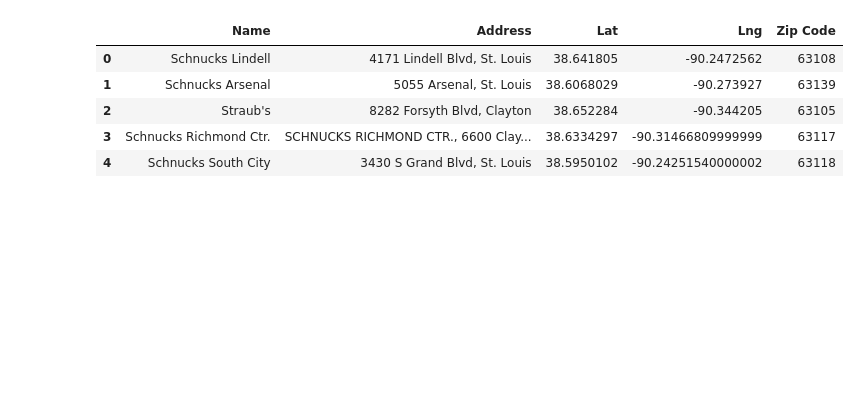
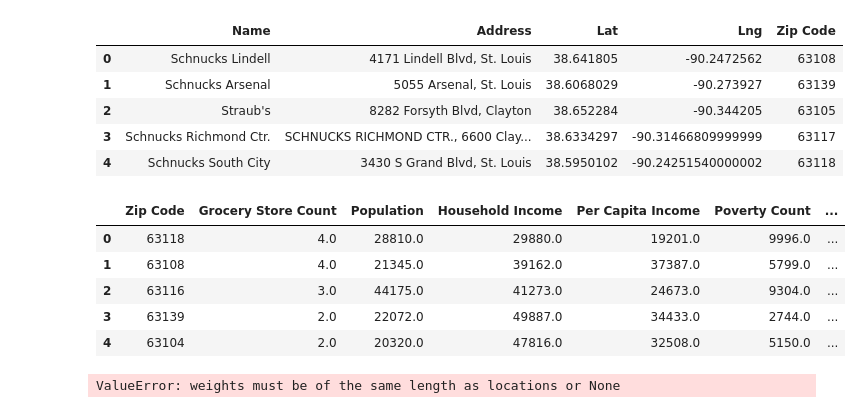
Before and after one commit to brendan2131/Project1, a Jupyter notebook: heatmap.ipynb, the cells around one changed output. Saved outputs shown, nothing was run; the diff lists cells and outputs as text; code cells hidden in the pictures; blank space fills up the shorter version.

```diff
--- a/heatmap.ipynb
+++ b/heatmap.ipynb
@@ -28,6 +28,18 @@ grocery_df.head()
 | 2 | Straub's | 8282 Forsyth Blvd, Clayton | 38.652284 | -90.344205 | 63105 |
 | 3 | Schnucks Richmond Ctr. | SCHNUCKS RICHMOND CTR., 6600 Clay... | 38.6334297 | -90.31466809999999 | 63117 |
 | 4 | Schnucks South City | 3430 S Grand Blvd, St. Louis | 38.5950102 | -90.24251540000002 | 63118 |
+# %%
+data_df = pd.read_csv(
+    "data.csv", dtype="object", encoding="utf-8")
+
+data_df.head()
+# %% [output]
+|  | Zip Code | Grocery Store Count | Population | Household Income | Per Capita Income | Poverty Count | ... |
+| 0 | 63118 | 4.0 | 28810.0 | 29880.0 | 19201.0 | 9996.0 | ... |
+| 1 | 63108 | 4.0 | 21345.0 | 39162.0 | 37387.0 | 5799.0 | ... |
+| 2 | 63116 | 3.0 | 44175.0 | 41273.0 | 24673.0 | 9304.0 | ... |
+| 3 | 63139 | 2.0 | 22072.0 | 49887.0 | 34433.0 | 2744.0 | ... |
+| 4 | 63104 | 2.0 | 20320.0 | 47816.0 | 32508.0 | 5150.0 | ... |
 # %%
 # Configure gmaps with API key
 gmaps.configure(api_key=gkey)
@@ -37,3 +52,20 @@ locations = grocery_df[["Lat", "Lng"]].astype(float)
+# %%
+fig = gmaps.figure()
+
+heat_layer = gmaps.heatmap_layer(locations, weights=obesity_rate,
+                                 dissipating=False, max_intensity=100,
+                                 point_radius = 1)
+
+# Adjust heat_layer setting to help with heatmap dissipating on zoom
+heat_layer.dissipating = False
+heat_layer.max_intensity = 100
+heat_layer.point_radius = 1
+
+fig.add_layer(heat_layer)
+
+fig
+# %% [output]
+ValueError: weights must be of the same length as locations or None
 # %%
 # markers = gmaps.marker_layer(locations)
 fig = gmaps.figure()
```
Also changed, not shown: parts of 1 cell of this notebook, 5 other files.
